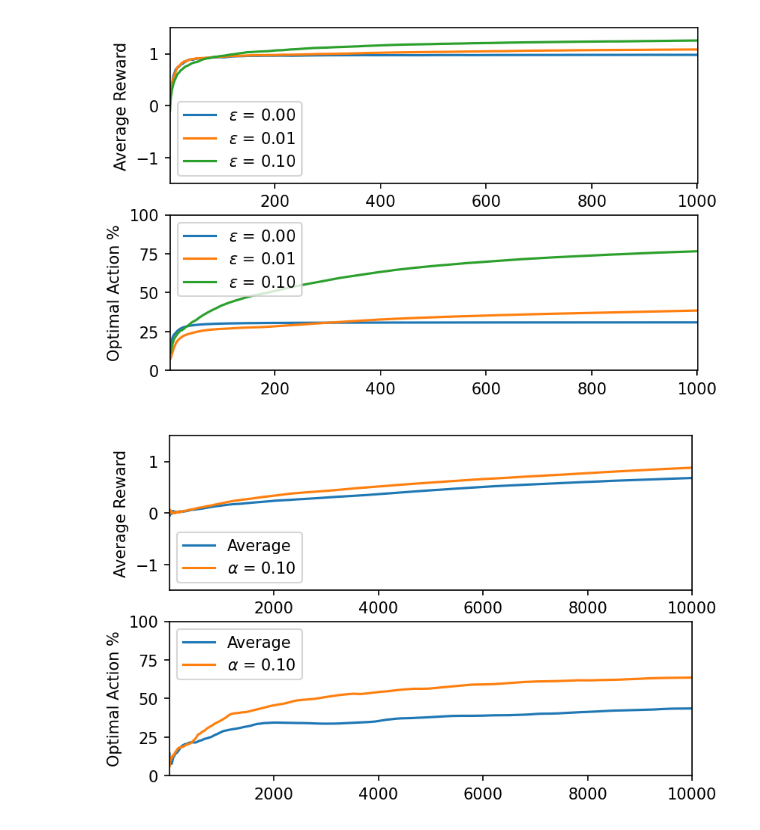
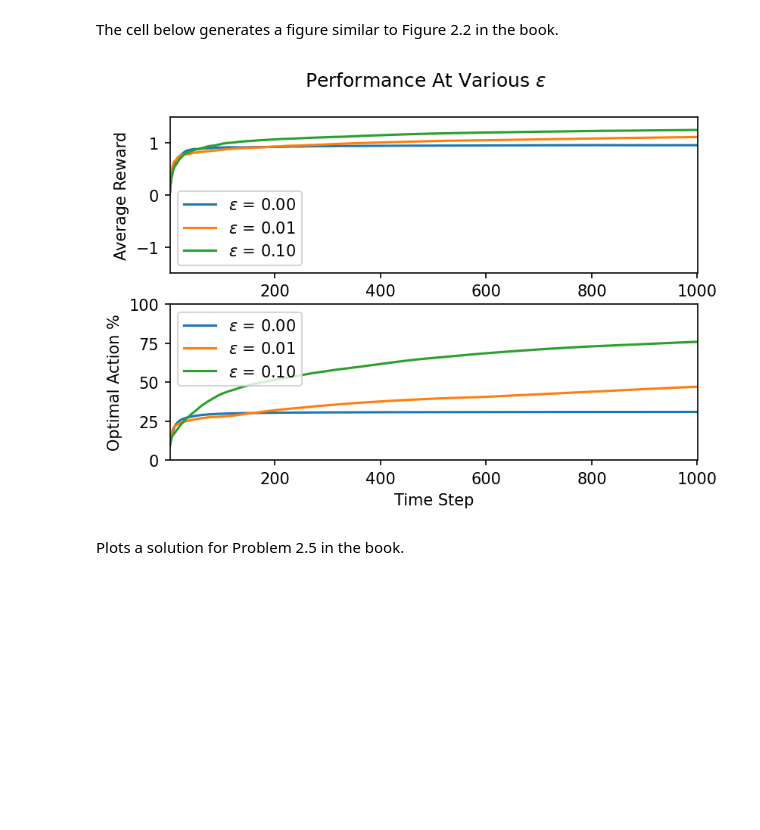
Before and after one commit to ceroytres/Learning_RL, a Jupyter notebook: Problem_2_5_bandits.ipynb, the cells around one changed output. Cells and saved outputs as stored; diff of their text form; code cells hidden in the pictures; blank space fills up the shorter version.

```diff
--- a/Problem_2_5_bandits.ipynb
+++ b/Problem_2_5_bandits.ipynb
@@ -70,8 +71,10 @@ class Agent():
     return A
 
   def update(self, R: float, A: int):
-    self.N[A] = self.N[A] + 1
-    self.Q[A] = self.Q[A] + self.step_size(self.N[A])*(R - self.Q[A])
+    self.N[A] +=1
+    self.Q[A] += self.step_size(self.N[A])*(R - self.Q[A])
+# %% [markdown]
+The cell below generates a figure similar to Figure 2.2 in the book.
 # %%
 T = 1000
 runs = 100
@@ -92,38 +95,42 @@ for eps in [0, 0.01, 0.1]:
       A = agent.step()
       R = bandit.sample(A)
       agent.update(R, A)
 
       percent_opt[t] = float(bandit.is_optimal(A))
       r_avg[t] = R
 
     t = np.arange(1, T+1)
 
     r_avg = np.cumsum(r_avg)/t
     percent_opt = np.cumsum(percent_opt)/t
 
     r_eps = r_eps + (1/(r+1))*(r_avg - r_eps)
     percent_eps = percent_eps + (1/(r+1)) * (percent_opt - percent_eps)
 
   t = np.arange(1, T+1)
   plt.subplot(2,1,1)
   plt.plot(t, r_eps, label=r"$\varepsilon$ = %.2f" % eps)
   plt.xlim([1,T+1])
   plt.ylim([-1.5,1.5])
   plt.ylabel("Average Reward")
   plt.legend()
   plt.subplot(2,1,2)
   plt.plot(t, 100*percent_eps, label=r"$\varepsilon$ = %.2f" % eps)
   plt.ylabel("Optimal Action %")
+  plt.xlabel("Time Step")
   plt.xlim([1,T+1])
   plt.ylim([0,100])
   plt.legend()
+plt.suptitle(r"Performance At Various $\epsilon$")
 plt.show()
 # %% [output]
-[figure, old version]
+[figure, new version]
+# %% [markdown]
+Plots a solution for Problem 2.5 in the book.
 # %%
 T = 10000
-runs = 30
-plt.figure(dpi=150)
+runs = 100
+plt.figure(dpi=100)
 for alpha in [None, 0.1]:
   r_alpha = np.zeros((T,))
   percent_alpha = np.zeros((T,))
@@ -168,9 +175,9 @@ for alpha in [None, 0.1]:
   plt.subplot(2,1,2)
   plt.plot(t, 100*percent_alpha, label=legend_str)
   plt.ylabel("Optimal Action %")
+  plt.xlabel("Time Step")
   plt.xlim([1,T+1])
   plt.ylim([0,100])
   plt.legend()
+plt.suptitle("Performance on a Non-Stationary Bandit")
 plt.show()
-# %% [output]
-[figure, removed]
```
Also changed, not shown: parts of 1 cell of this notebook.
